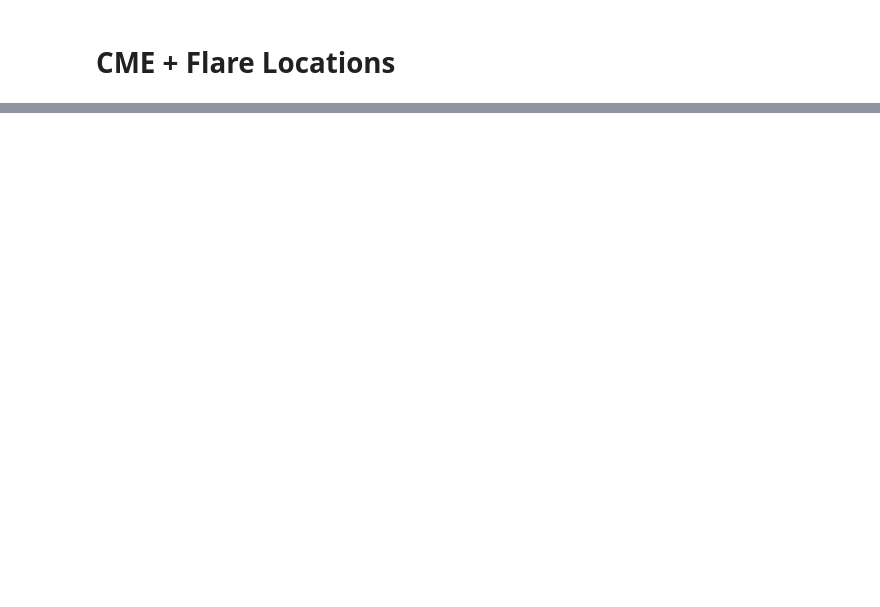
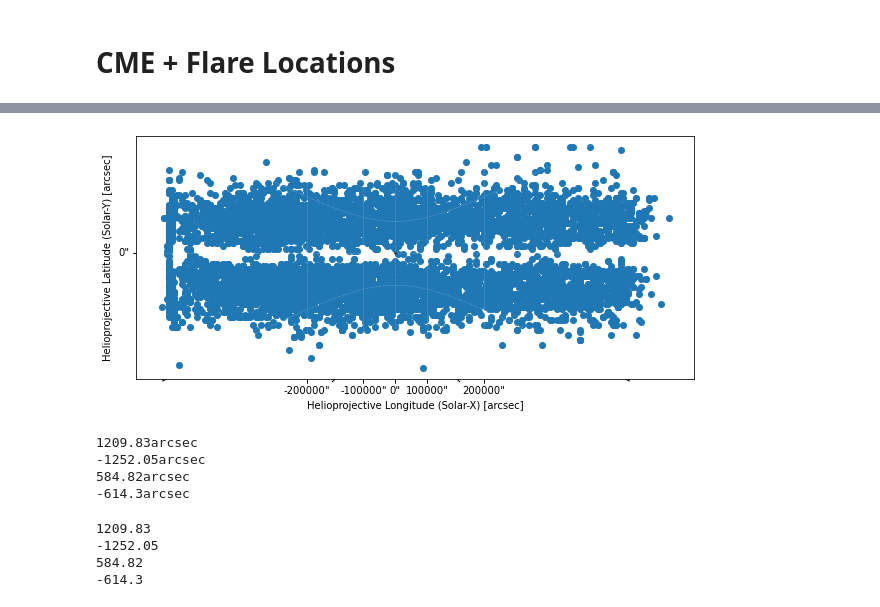
Before and after one commit to peterbreslin/ss_project, a Jupyter notebook: locations_plot.ipynb, the cells around one changed output, grey strips where cells are left out. Saved outputs shown, nothing was run; the diff lists cells and outputs as text; code cells hidden in the pictures; blank space fills up the shorter version.

Commit message:
have flare locations on map but lots of problems..

```diff
--- a/locations_plot.ipynb
+++ b/locations_plot.ipynb
@@ -30,12 +36,13 @@ cme = cme.reset_index(drop=True)
 fls = fls.reset_index(drop=True)
 spts = spts.reset_index(drop=True)
 
-test = df[['flare_hg_latitude', 'flare_hg_longitude']]
-test = test.dropna(how='any')
-test = test.reset_index(drop=True)
+# The coordinate systems
+hg = df[['flare_hg_latitude', 'flare_hg_longitude']]
+hg = hg.dropna(how='any')
+hg = hg.reset_index(drop=True)
 
-test2 = df[['flare_hcx_position', 'flare_hcy_position']]
-test2 = test2.dropna(how='any')
-test2 = test2.reset_index(drop=True)
+hc = df[['flare_hcx_position', 'flare_hcy_position']]
+hc = hc.dropna(how='any')
+hc = hc.reset_index(drop=True)
 # %%
 sample_map = 'C:/Users/Peter/py_projects/solar_stats/aia_sample.fits'
@@ -72,0 +63,3 @@ AttributeError: module 'sunpy.coordinates' has no attribute 'convert_hgs_hpc'
+# %%
+# Need to convert the latitudes and longitudes into the correct format
+coords = SkyCoord(hg.flare_hg_longitude*u.deg, hg.flare_hg_latitude*u.deg, frame=frames.Helioprojective)
@@ -72,0 +72,15 @@ AttributeError: module 'sunpy.coordinates' has no attribute 'convert_hgs_hpc'
+# %%
+# Loading a sample map
+sun = sunpy.map.Map(sample_map)
+
+fig = plt.figure(figsize=[10,10])
+ax = fig.add_subplot(projection=sun)
+sun.plot(title='', cmap='Greys')
+sun.draw_limb(color='k')
+sun.draw_grid(color='k', lw = 0.5)
+sun.draw_contours(np.arange(30, 100, 5)*u.percent)
+plt.scatter(coords.Tx, coords.Ty, s=50, cmap='viridis', linewidth=0.0)
+
+plt.show()
+# %% [output]
+[figure, added]
@@ -72,0 +90,20 @@ AttributeError: module 'sunpy.coordinates' has no attribute 'convert_hgs_hpc'
+# %%
+print(max(cords.Tx))
+print(min(cords.Tx))
+print(max(cords.Ty))
+print(min(cords.Ty))
+# %% [output]
+1209.83arcsec
+-1252.05arcsec
+584.82arcsec
+-614.3arcsec
+# %%
+print(max(hc.flare_hcx_position))
+print(min(hc.flare_hcx_position))
+print(max(hc.flare_hcy_position))
+print(min(hc.flare_hcy_position))
+# %% [output]
+1209.83
+-1252.05
+584.82
+-614.3
```
Also changed, not shown: parts of 13 cells of this notebook.
